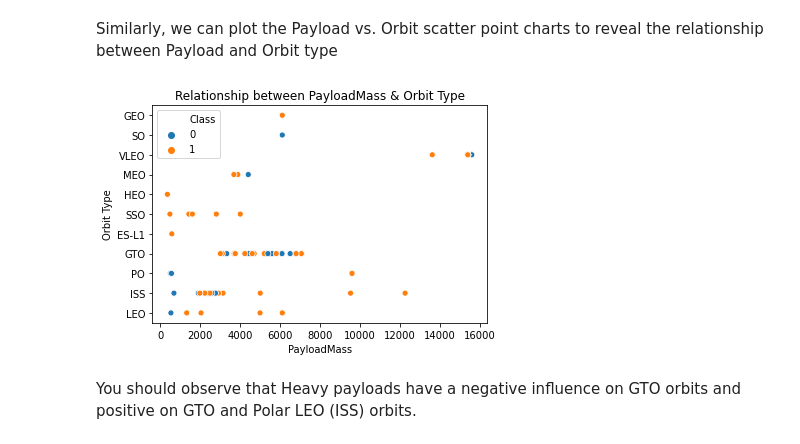
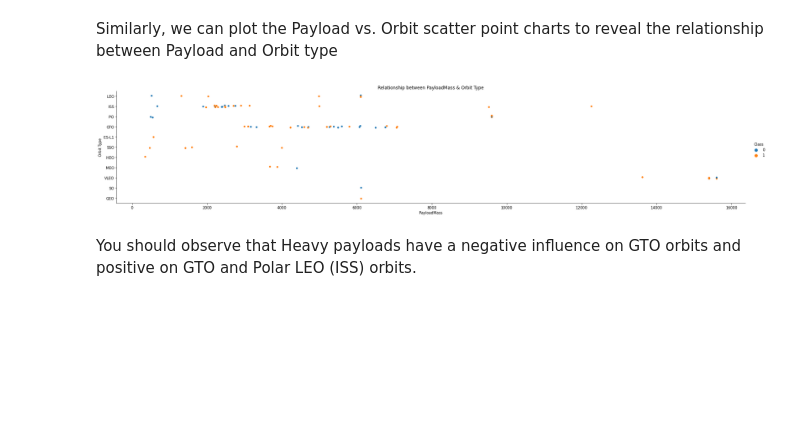
Before and after one commit to SudhaShrestha11/ML_testrepo, a Jupyter notebook: EDA with Data Visualization.ipynb, the cells around one changed output. Drawn from its saved outputs; the diff is of its cells as text; code cells hidden in the pictures; blank space fills up the shorter version.

```diff
--- a/EDA with Data Visualization.ipynb
+++ b/EDA with Data Visualization.ipynb
@@ -157,13 +157,13 @@ You should see that in the LEO orbit the Success appears related to the number o
 Similarly, we can plot the Payload vs. Orbit scatter point charts to reveal the relationship between Payload and Orbit type
 # %%
 # Plot a scatter point chart with x axis to be Payload and y axis to be the Orbit, and hue to be the class value
-sns.scatterplot(x="PayloadMass", y="Orbit", hue="Class", data=df, legend='full')
+sns.catplot(x="PayloadMass", y="Orbit", hue="Class", data=df, legend='full', aspect=5)
 plt.title('Relationship between PayloadMass & Orbit Type')
 plt.xlabel('PayloadMass')
 plt.ylabel('Orbit Type')
 plt.show()
 # %% [output]
-[figure, old version]
+[figure, new version]
 # %% [markdown]
 You should observe that Heavy payloads have a negative influence on GTO orbits and positive on GTO and Polar LEO (ISS) orbits.
 # %% [markdown]
```
Also changed, not shown: parts of 3 cells of this notebook.
